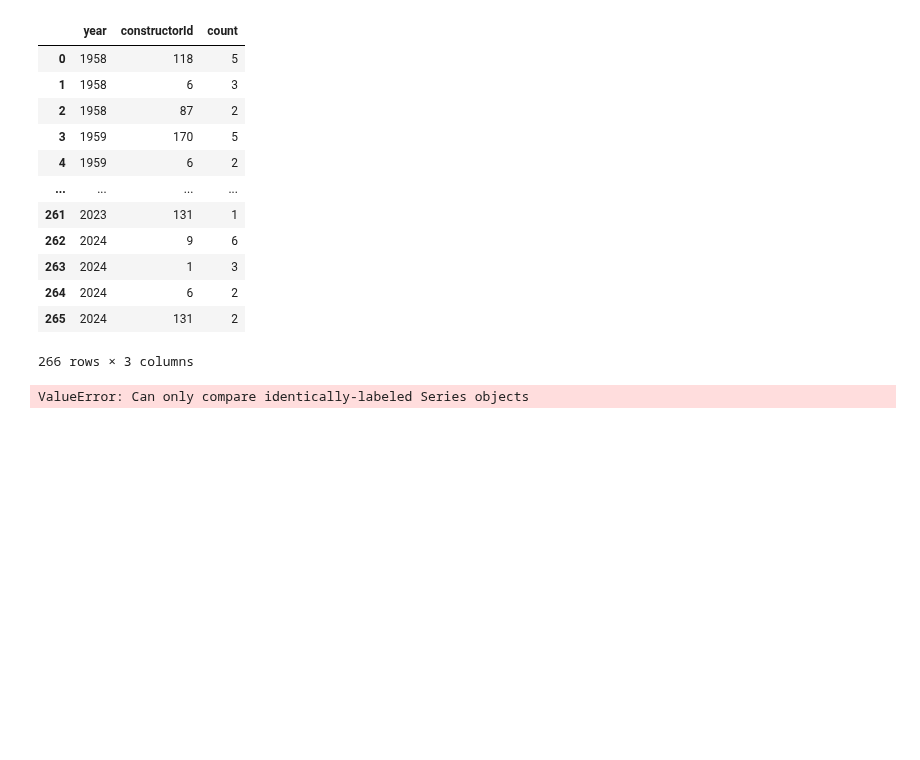
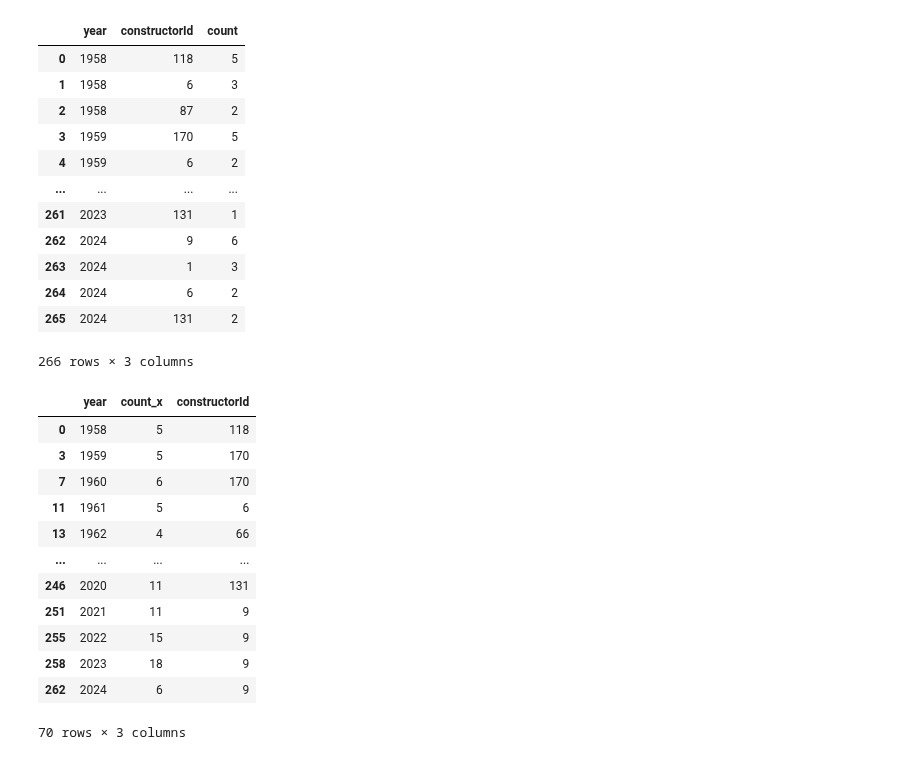
Before and after one commit to OzeelCharles/projet_info2, a Jupyter notebook: gabriel.ipynb, the cells around one changed output. Cells and saved outputs as stored; diff of their text form; code cells hidden in the pictures; blank space fills up the shorter version.

```diff
--- a/gabriel.ipynb
+++ b/gabriel.ipynb
@@ -184,6 +203,21 @@ tbl2
 # %%
 count_max = tbl2.groupby("year", as_index= False)["count"].max()
 count_max
-tbl2[tbl2["count"] == count_max["count"]]
+merged = pd.merge(count_max, tbl2, on = ["year"])
+merged = merged[merged["count_x"] == merged["count_y"]]
+merged = merged[["year", "count_x", "constructorId"]]
+merged
 # %% [output]
+|  | year | count_x | constructorId |
+| 0 | 1958 | 5 | 118 |
+| 3 | 1959 | 5 | 170 |
+| 7 | 1960 | 6 | 170 |
+| 11 | 1961 | 5 | 6 |
+| 13 | 1962 | 4 | 66 |
+| ... | ... | ... | ... |
+| 246 | 2020 | 11 | 131 |
+| 251 | 2021 | 11 | 9 |
+| 255 | 2022 | 15 | 9 |
+| 258 | 2023 | 18 | 9 |
+| 262 | 2024 | 6 | 9 |
-ValueError: Can only compare identically-labeled Series objects
+70 rows × 3 columns
```
Also changed, not shown: parts of 12 cells of this notebook.
